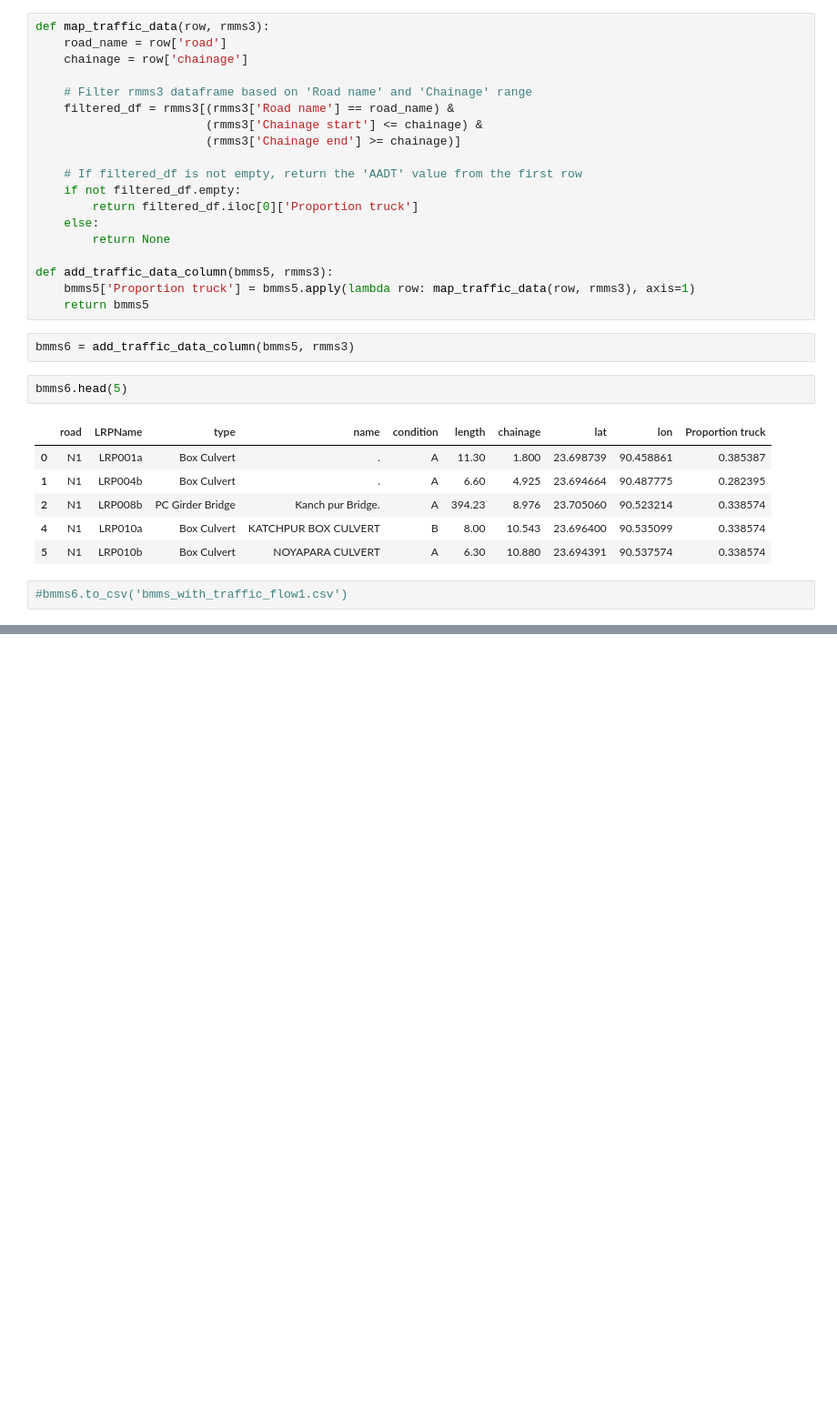
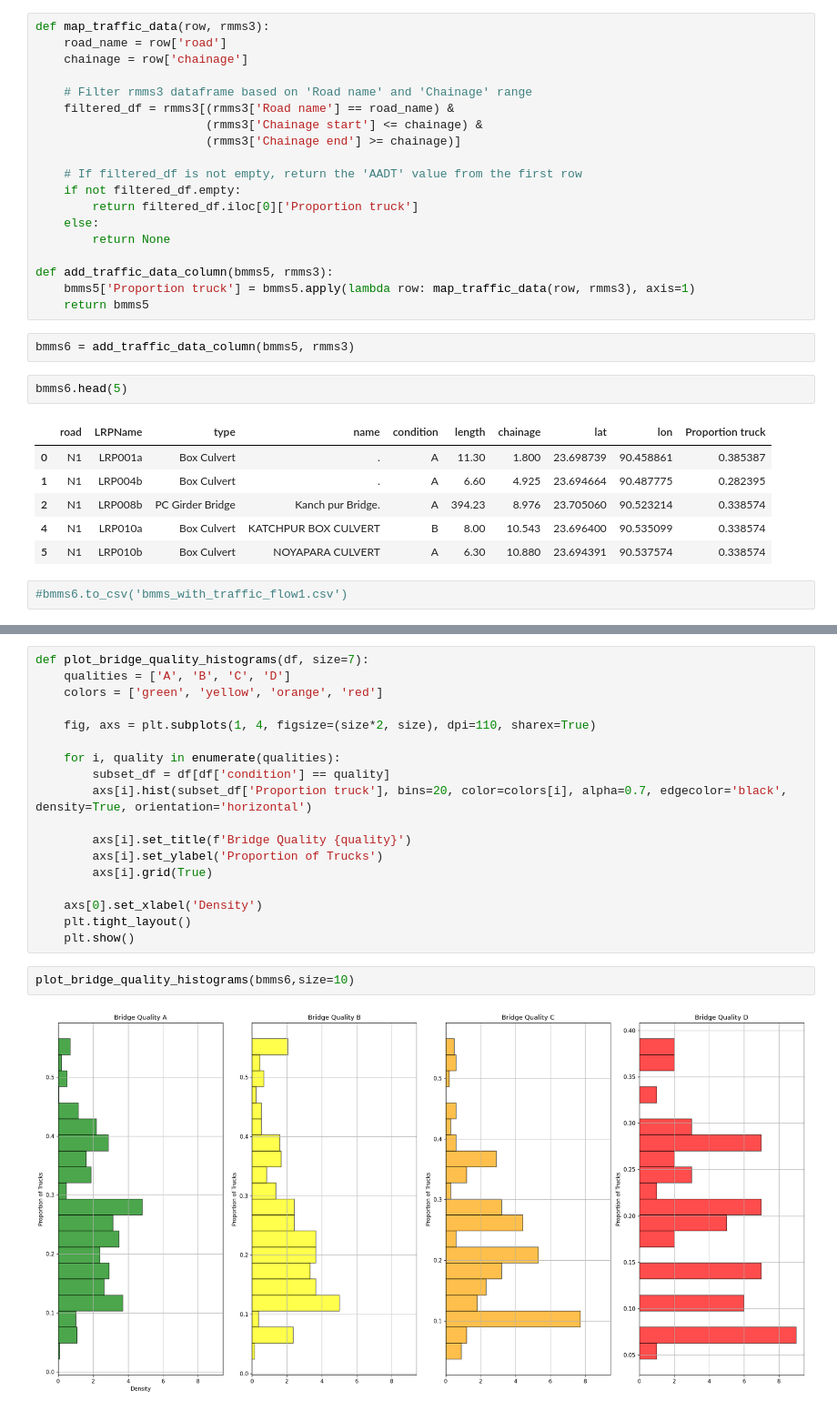
Before and after one commit to roydonders/EPA113a-Lab, a Jupyter notebook: EPA1352-G01-A4/notebook/assignment4.ipynb, the cells around one changed output, grey strips where cells are left out. Shown at 91% size. Saved outputs shown, nothing was run; the diff lists cells and outputs as text; blank space fills up the shorter version.

```diff
--- a/EPA1352-G01-A4/notebook/assignment4.ipynb
+++ b/EPA1352-G01-A4/notebook/assignment4.ipynb
@@ -457,0 +509,22 @@ bmms6.head(5)
+# %%
+def plot_bridge_quality_histograms(df, size=7):
+    qualities = ['A', 'B', 'C', 'D']
+    colors = ['green', 'yellow', 'orange', 'red']
+
+    fig, axs = plt.subplots(1, 4, figsize=(size*2, size), dpi=110, sharex=True)
+
+    for i, quality in enumerate(qualities):
+        subset_df = df[df['condition'] == quality]
+        axs[i].hist(subset_df['Proportion truck'], bins=20, color=colors[i], alpha=0.7, edgecolor='black', density=True, orientation='horizontal')
+
+        axs[i].set_title(f'Bridge Quality {quality}')
+        axs[i].set_ylabel('Proportion of Trucks')
+        axs[i].grid(True)
+
+    axs[0].set_xlabel('Density')
+    plt.tight_layout()
+    plt.show()
+# %%
+plot_bridge_quality_histograms(bmms6,size=10)
+# %% [output]
+[figure, added]
```
Also changed, not shown: parts of 10 cells of this notebook.
